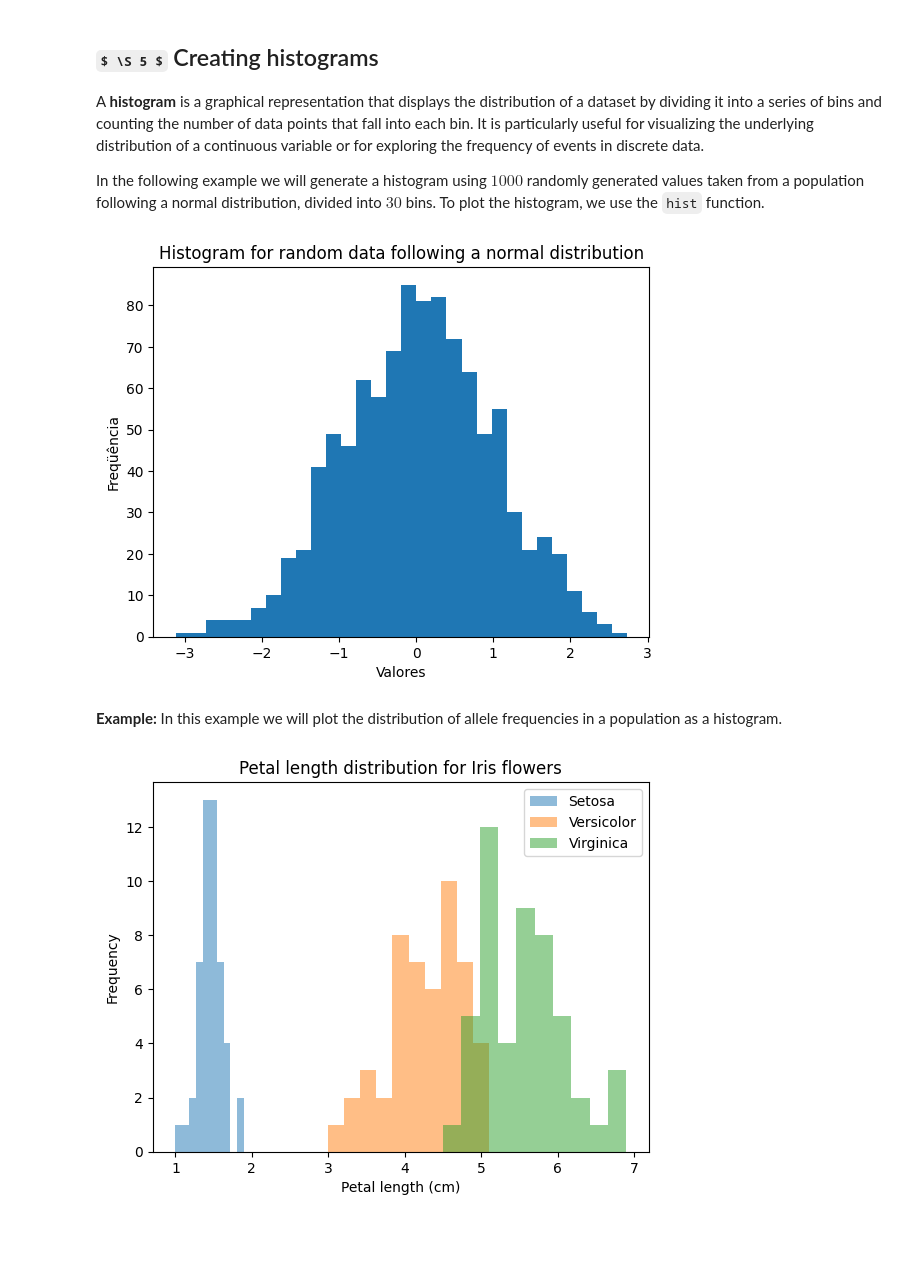
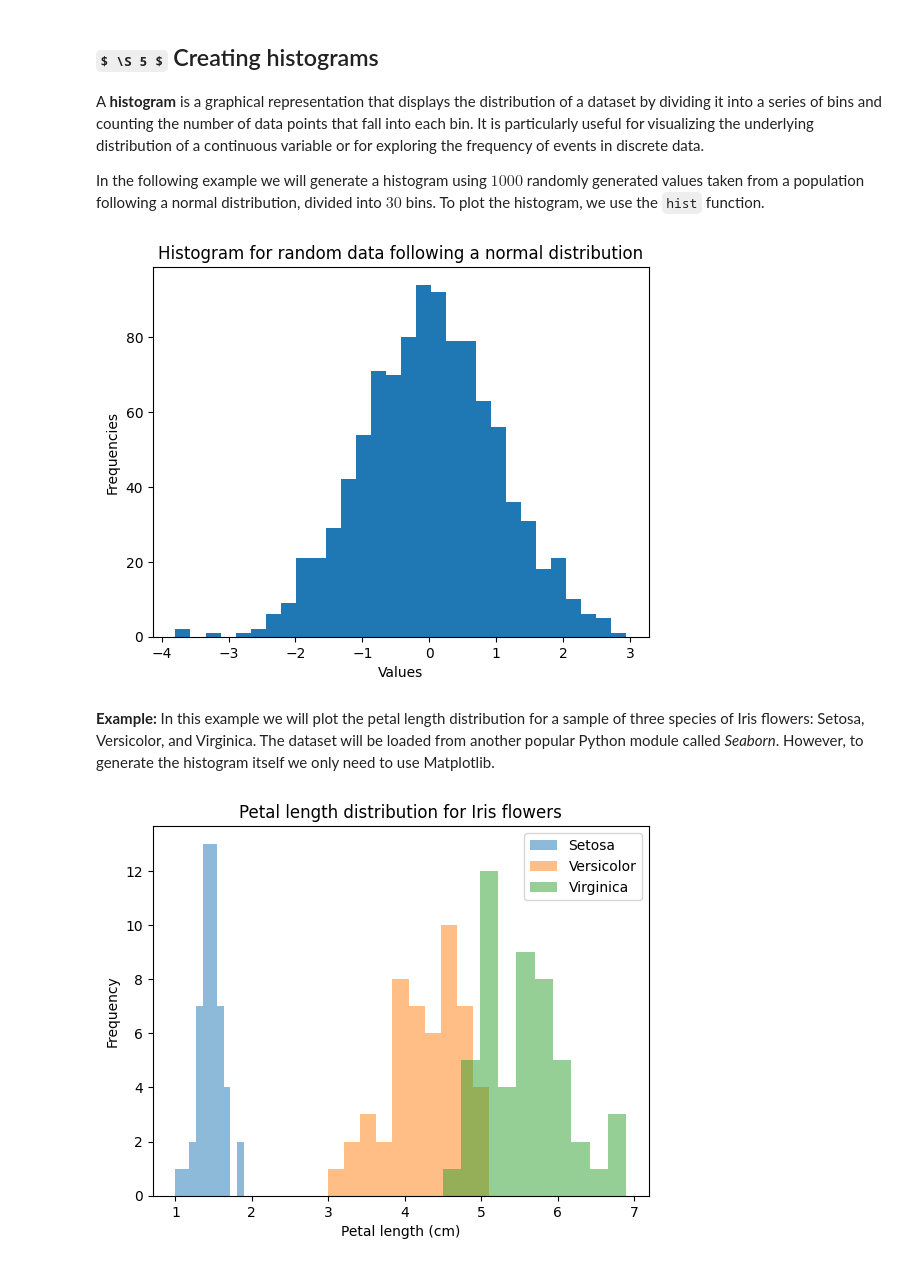
Before and after one commit to pzuehlke/Python-Tutorial, a Jupyter notebook: 7-introduction_to_matplotlib.ipynb, the cells around one changed output. Saved outputs shown, nothing was run; the diff lists cells and outputs as text; code cells hidden in the pictures; some formulas as TeX source; blank space fills up the shorter version.

```diff
--- a/7-introduction_to_matplotlib.ipynb
+++ b/7-introduction_to_matplotlib.ipynb
@@ -307,22 +316,24 @@ divided into $ 30 $ bins.  To plot the histogram, we use the `hist` function.
 # %%
 import numpy as np
 import matplotlib.pyplot as plt
 
 
-# Generate a sample of $ 1000 $ random numbers from a normal distribution:
+# Generate a sample of 1000 random numbers from a normal distribution:
 data = np.random.randn(1000)
 # Generating the histogram with a division into 30 bins:
 plt.hist(data, bins=30)
-plt.xlabel("Valores")       # Labeling the x-axis.
-plt.ylabel("Freqüência")    # Labeling the y-axis.
+plt.xlabel("Values")         # Labeling the x-axis.
+plt.ylabel("Frequencies")    # Labeling the y-axis.
 # Setting the title:
 plt.title("Histogram for random data following a normal distribution")
 plt.show()    # Display the plot.
 # %% [output]
-[figure, old version]
+[figure, new version]
-# %% [markdown]
-__Example:__ In this example we will plot the distribution of allele frequencies
-in a population as a histogram.
+# %% [markdown]
+__Example:__ In this example we will plot the petal length distribution for a
+sample of three species of Iris flowers: Setosa, Versicolor, and Virginica. The
+dataset will be loaded from another popular Python module called _Seaborn_.
+However, to generate the histogram itself we only need to use Matplotlib.
 # %%
 import seaborn as sns
 import matplotlib.pyplot as plt
```
Also changed, not shown: parts of 14 cells of this notebook.
